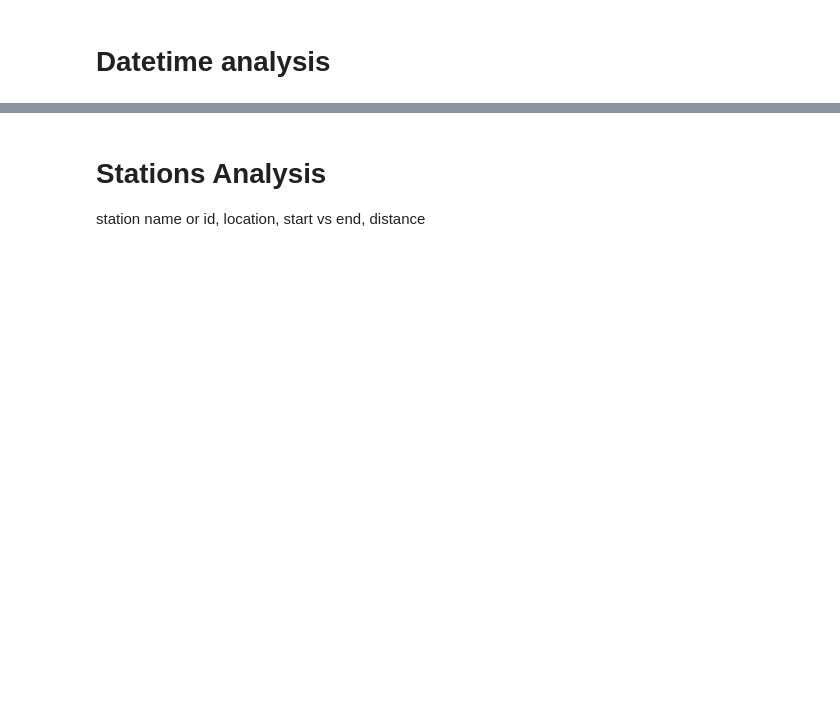
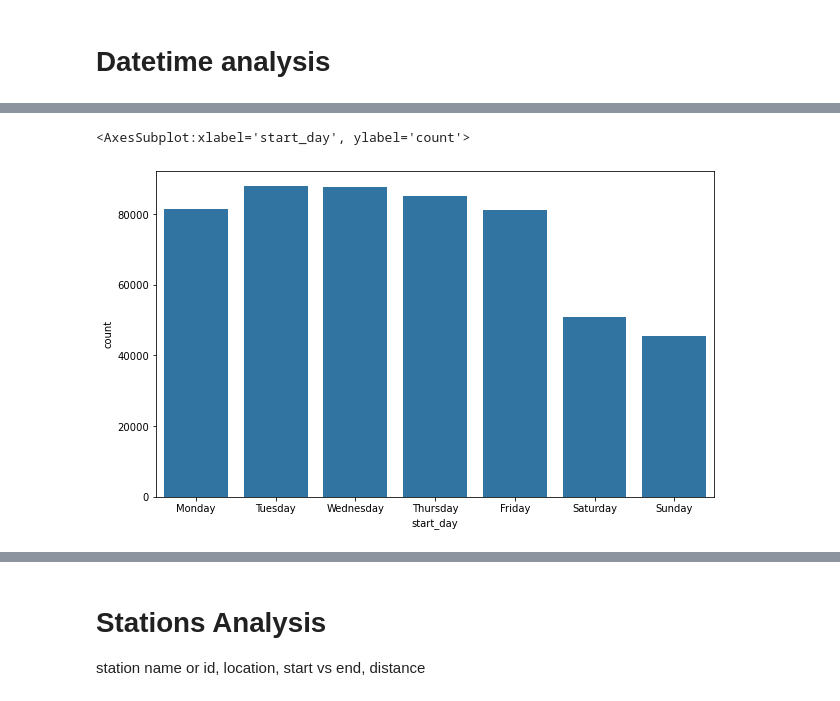
Before and after one commit to adipurnamk/Ford-GoBike-System-Data, a Jupyter notebook: data_analyst_bicycyle.ipynb, the cells around one changed output, grey strips where cells are left out. Drawn from its saved outputs; the diff is of its cells as text; code cells hidden in the pictures; blank space fills up the shorter version.

```diff
--- a/data_analyst_bicycyle.ipynb
+++ b/data_analyst_bicycyle.ipynb
@@ -383,9 +389,11 @@ df_2017_clean.head(1)
 |  | duration_sec | start_time | end_time | start_station_id | start_station_name | start_station_latitude | ... |
 | 0 | 80110 | 2017-12-31 16:57:39.654 | 2018-01-01 15:12:50.245 | 74 | Laguna St at Hayes St | 37.7764 | ... |
 # %%
+# Make new columns for analysis
 df_2017_clean['start_day'] = df_2017_clean['start_time'].dt.day_name()
 df_2017_clean['end_day'] = df_2017_clean['end_time'].dt.day_name()
-df_2017_clean['month'] = df_2017_clean['end_time'].dt.month_name()
+df_2017_clean['month'] = df_2017_clean['start_time'].dt.month_name()
+df_2017_clean['hour'] = df_2017_clean['start_time'].dt.hour
 df_2017_clean
 # %% [output]
 |  | duration_sec | start_time | end_time | start_station_id | start_station_name | start_station_latitude | ... |
@@ -403,0 +412,8 @@ df_2017_clean
+# %%
+day_name = ["Monday","Tuesday","Wednesday","Thursday","Friday","Saturday","Sunday"]
+
+plt.figure(figsize=(10,6))
+sns.countplot(data=df_2017_clean, x='start_day', order=day_name, color=base_color)
+# %% [output]
+<AxesSubplot:xlabel='start_day', ylabel='count'>
+[figure, added]
```
Also changed, not shown: parts of 26 cells of this notebook, 4 other files.
